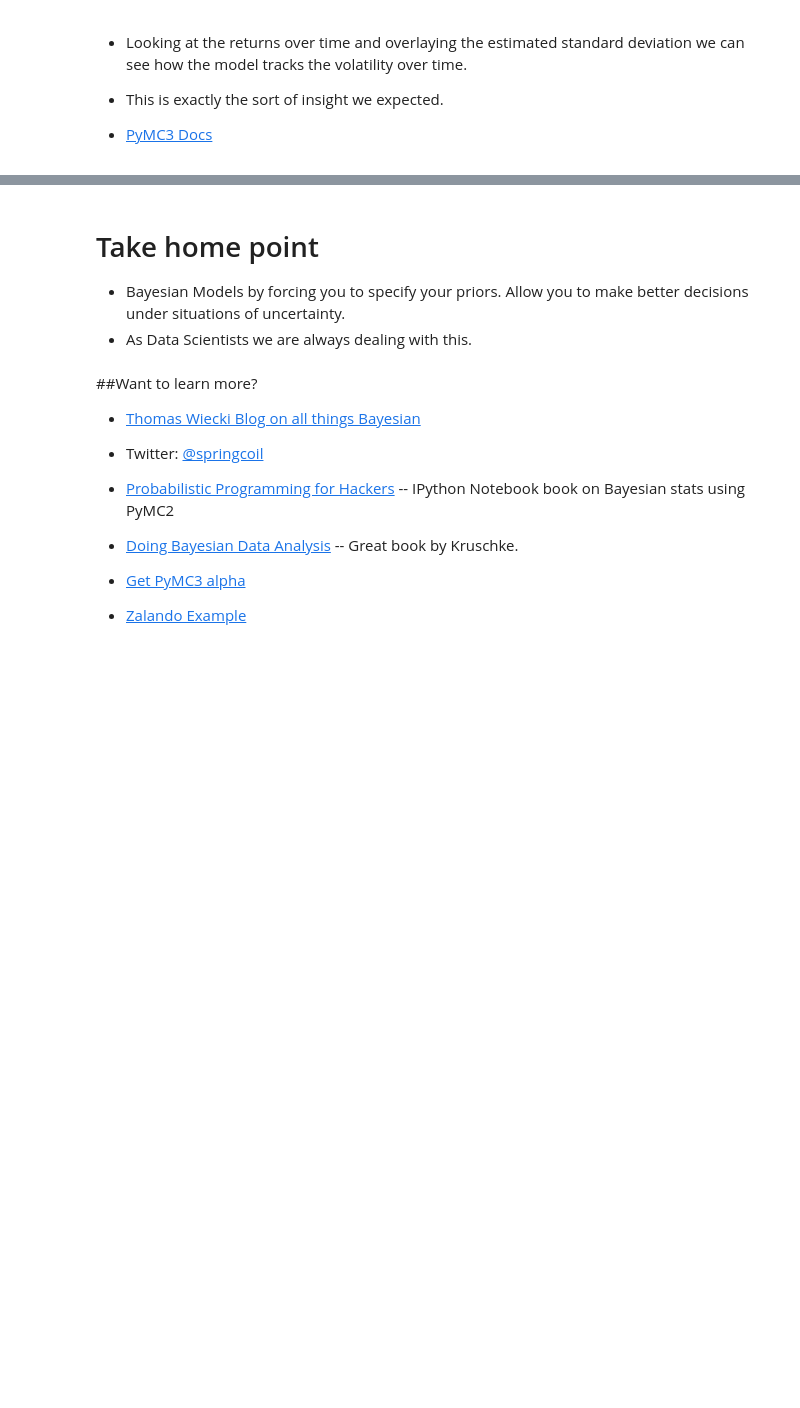
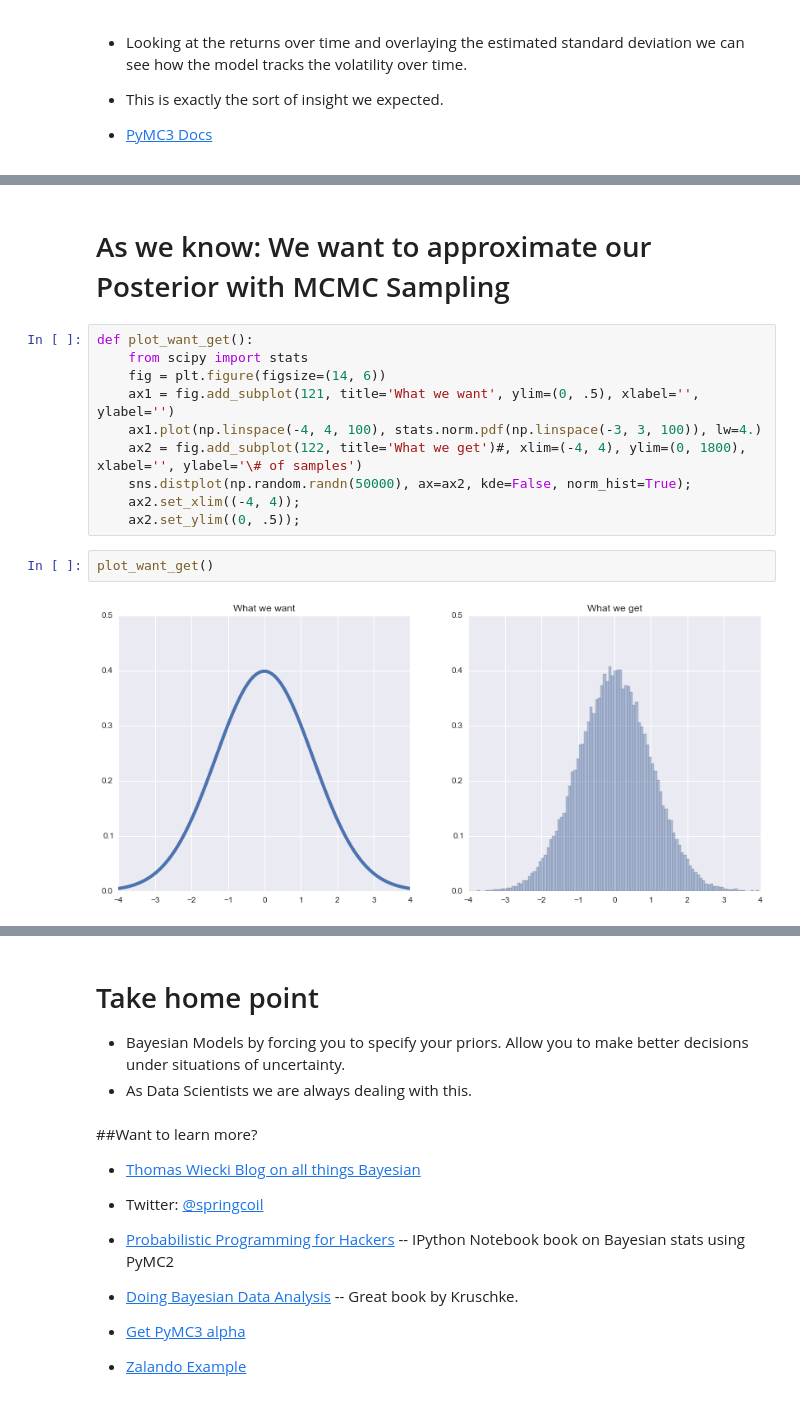
Before and after one commit to springcoil/TutorialPyMCRugby, a Jupyter notebook: Bayesian_Rugby.ipynb, the cells around one changed output, grey strips where cells are left out. Saved outputs shown, nothing was run; the diff lists cells and outputs as text; blank space fills up the shorter version.

```diff
--- a/Bayesian_Rugby.ipynb
+++ b/Bayesian_Rugby.ipynb
@@ -1129,0 +1151,16 @@ with pm.Model() as model:
+# %% [markdown]
+# As we know: We want to approximate our Posterior with MCMC Sampling
+# %%
+def plot_want_get():
+    from scipy import stats
+    fig = plt.figure(figsize=(14, 6))
+    ax1 = fig.add_subplot(121, title='What we want', ylim=(0, .5), xlabel='', ylabel='')
+    ax1.plot(np.linspace(-4, 4, 100), stats.norm.pdf(np.linspace(-3, 3, 100)), lw=4.)
+    ax2 = fig.add_subplot(122, title='What we get')#, xlim=(-4, 4), ylim=(0, 1800), xlabel='', ylabel='\# of samples')
+    sns.distplot(np.random.randn(50000), ax=ax2, kde=False, norm_hist=True);
+    ax2.set_xlim((-4, 4));
+    ax2.set_ylim((0, .5));
+# %%
+plot_want_get()
+# %% [output]
+[figure, added]
```
Also changed, not shown: parts of 78 cells of this notebook, 3 other files.
